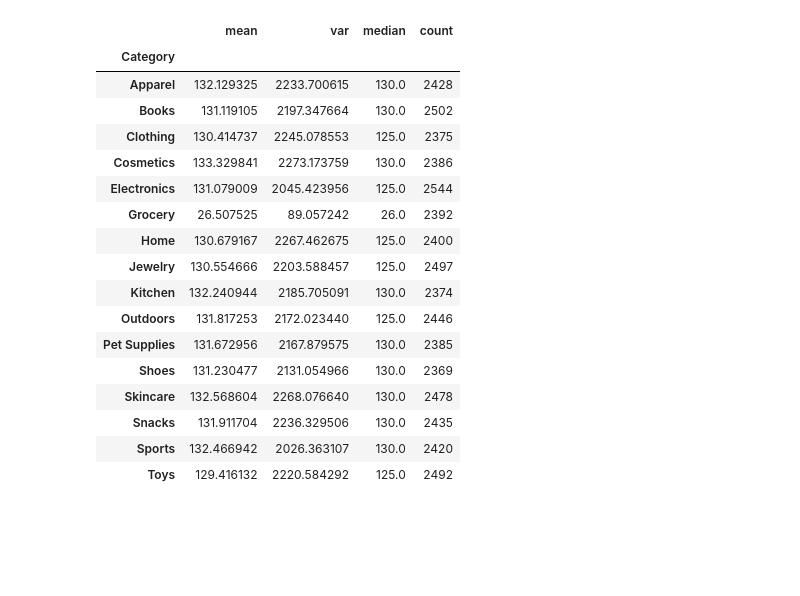
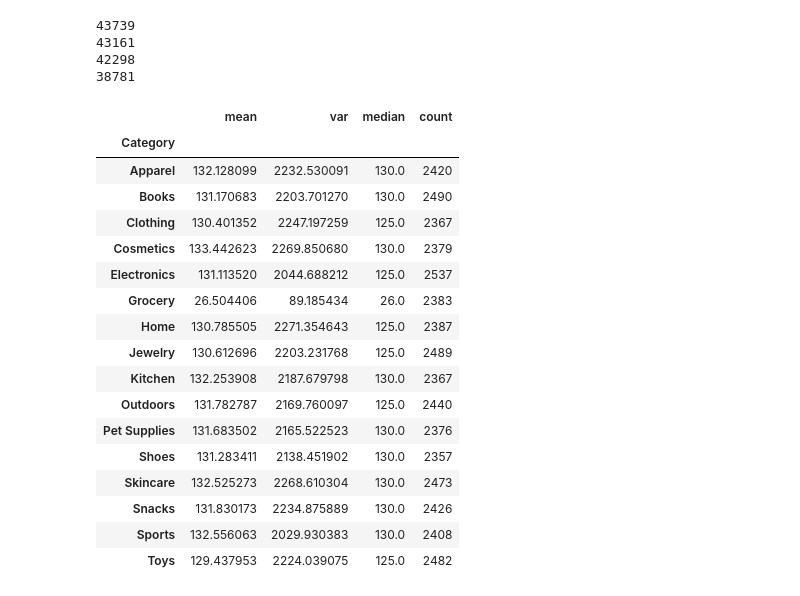
Before and after one commit to wonjoon123/wonjoon123.github.io, a Jupyter notebook: grosshackers/16기_퀘스트/DS/DataAnalysis/data_analysis.ipynb, the cells around one changed output. Cells and saved outputs as stored; diff of their text form; code cells hidden in the pictures; blank space fills up the shorter version.

```diff
--- a/grosshackers/16기_퀘스트/DS/DataAnalysis/data_analysis.ipynb
+++ b/grosshackers/16기_퀘스트/DS/DataAnalysis/data_analysis.ipynb
@@ -67,11 +39,0 @@ Name: Agent_Age, dtype: int64
-# %%
-pd.options.display.min_rows = 30
-
-print(df.shape[0])
-df = df.dropna()
-print(df.shape[0])
-df = df[df['Store_Latitude'] !='infinite']
-print(df.shape[0])
-df = df[df['Order_Time'] != ' NaN ']
-print(df.shape[0])
-print(df.drop_duplicates().shape[0])
@@ -84,3 +39,0 @@ print(df.drop_duplicates().shape[0])
-# %%
-df = df.astype({'Store_Latitude' : float, 'Order_Date': 'datetime64'})
-df['Category'].value_counts()
@@ -126,21 +40,52 @@ Name: Delivery_Time, dtype: float64
+# %%
+# 총 데이터 개수 43739
+print(df.shape[0])
+
+# 데이터 삭제
+df = df.dropna()
+print(df.shape[0])
+
+df = df[df['Order_Time'] != ' NaN ']
+print(df.shape[0])
+
+df = df[df['Store_Latitude'] !='infinite']
+df = df.astype({'Store_Latitude': float})
+df = df[(df['Store_Latitude']>0) & (df['Store_Longitude']>0) & (df['Drop_Latitude']>0) & (df['Drop_Longitude']>0)]
+print(df.shape[0])
+
+# 데이터 대체
+age_mean = df[(df['Agent_Age'] >= 20) & (df['Agent_Age'] <= 60)]['Agent_Age'].mean()
+df['Agent_Age'] = df['Agent_Age'].apply(lambda x: age_mean if (x<20 or x>60) else x)
+
+df['Order_Rating'] = df['Order_Rating'].apply(lambda x: 5.0 if x >5 else x)
+
+# 결측치 제거 후 총 데이터 개수 38781
+
+processed_df = df.copy()
+# %% [output]
+43739
+43161
+42298
+38781
 # %%
-df.groupby('Category').agg(['mean','var','median','count'])['Delivery_Time']
+pd.options.display.max_rows = 20
+processed_df.groupby('Category')['Delivery_Time'].agg(['mean','var','median','count'])
 # %% [output]
 |  | mean | var | median | count |
 | Category |  |  |  |  |
-| Apparel | 132.129325 | 2233.700615 | 130.0 | 2428 |
-| Books | 131.119105 | 2197.347664 | 130.0 | 2502 |
-| Clothing | 130.414737 | 2245.078553 | 125.0 | 2375 |
-| Cosmetics | 133.329841 | 2273.173759 | 130.0 | 2386 |
-| Electronics | 131.079009 | 2045.423956 | 125.0 | 2544 |
-| Grocery | 26.507525 | 89.057242 | 26.0 | 2392 |
-| Home | 130.679167 | 2267.462675 | 125.0 | 2400 |
-| Jewelry | 130.554666 | 2203.588457 | 125.0 | 2497 |
-| Kitchen | 132.240944 | 2185.705091 | 130.0 | 2374 |
-| Outdoors | 131.817253 | 2172.023440 | 125.0 | 2446 |
-| Pet Supplies | 131.672956 | 2167.879575 | 130.0 | 2385 |
-| Shoes | 131.230477 | 2131.054966 | 130.0 | 2369 |
-| Skincare | 132.568604 | 2268.076640 | 130.0 | 2478 |
-| Snacks | 131.911704 | 2236.329506 | 130.0 | 2435 |
-| Sports | 132.466942 | 2026.363107 | 130.0 | 2420 |
-| Toys | 129.416132 | 2220.584292 | 125.0 | 2492 |
+| Apparel | 132.128099 | 2232.530091 | 130.0 | 2420 |
+| Books | 131.170683 | 2203.701270 | 130.0 | 2490 |
+| Clothing | 130.401352 | 2247.197259 | 125.0 | 2367 |
+| Cosmetics | 133.442623 | 2269.850680 | 130.0 | 2379 |
+| Electronics | 131.113520 | 2044.688212 | 125.0 | 2537 |
+| Grocery | 26.504406 | 89.185434 | 26.0 | 2383 |
+| Home | 130.785505 | 2271.354643 | 125.0 | 2387 |
+| Jewelry | 130.612696 | 2203.231768 | 125.0 | 2489 |
+| Kitchen | 132.253908 | 2187.679798 | 130.0 | 2367 |
+| Outdoors | 131.782787 | 2169.760097 | 125.0 | 2440 |
+| Pet Supplies | 131.683502 | 2165.522523 | 130.0 | 2376 |
+| Shoes | 131.283411 | 2138.451902 | 130.0 | 2357 |
+| Skincare | 132.525273 | 2268.610304 | 130.0 | 2473 |
+| Snacks | 131.830173 | 2234.875889 | 130.0 | 2426 |
+| Sports | 132.556063 | 2029.930383 | 130.0 | 2408 |
+| Toys | 129.437953 | 2224.039075 | 125.0 | 2482 |
```
Also changed, not shown: parts of 21 cells of this notebook, 6 other files.
